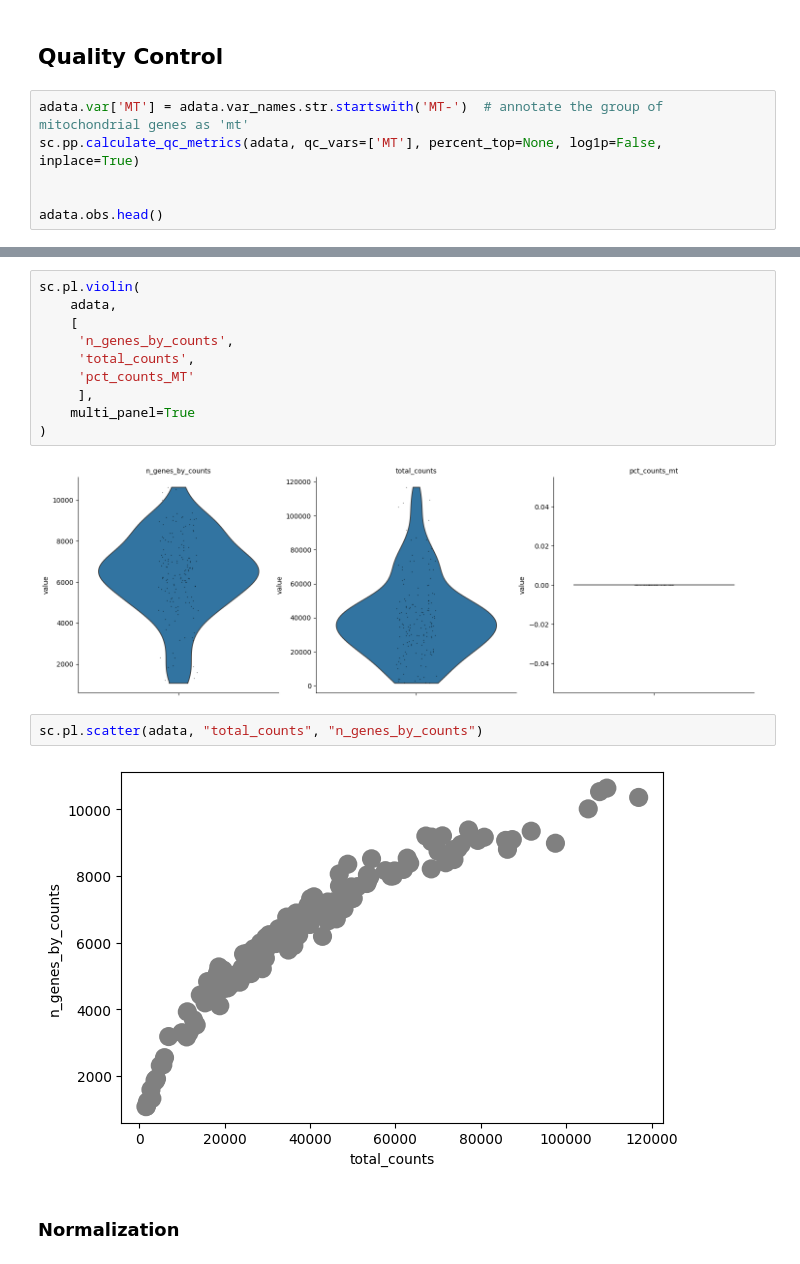
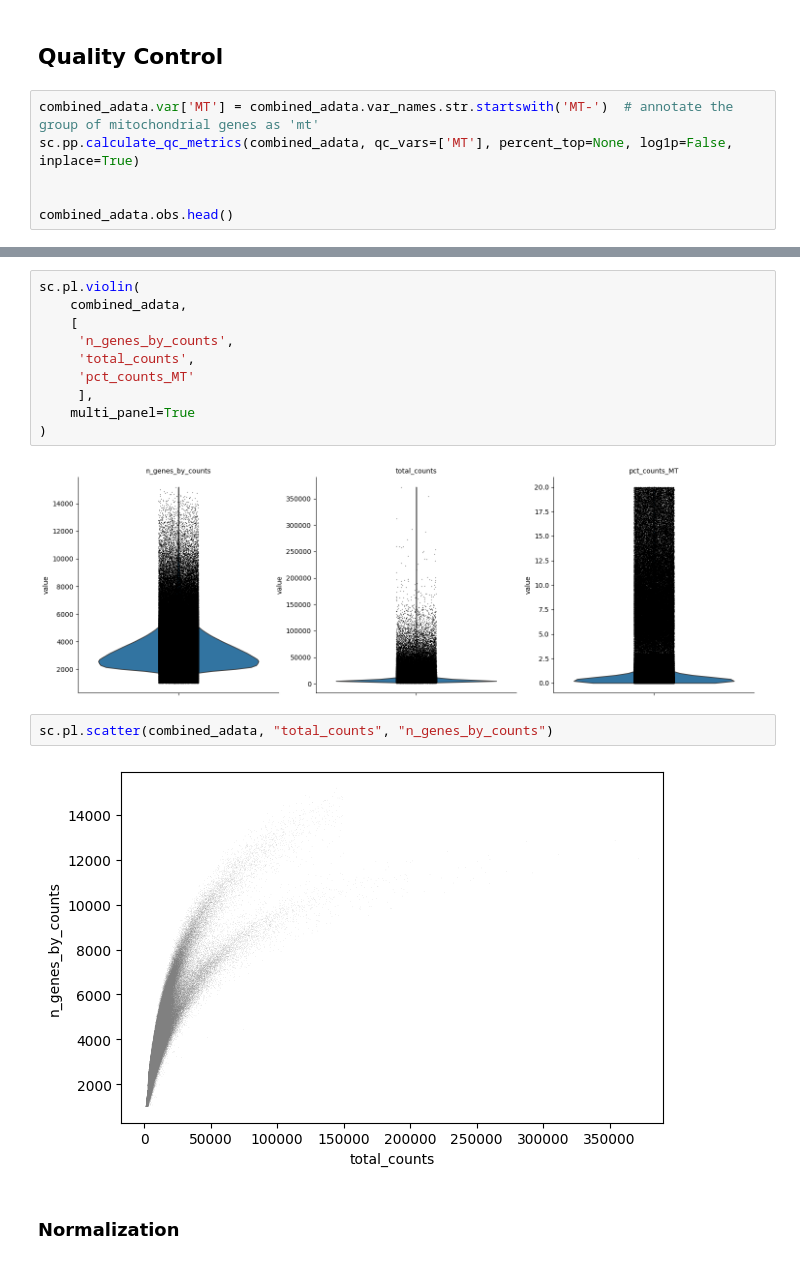
Before and after one commit to olaf-c/endometrial_analysis, a Jupyter notebook: scRNA_integration_grn_identification_script.ipynb, the cells around one changed output, grey strips where cells are left out. Saved outputs shown, nothing was run; the diff lists cells and outputs as text.

```diff
--- a/scRNA_integration_grn_identification_script.ipynb
+++ b/scRNA_integration_grn_identification_script.ipynb
@@ -255,9 +258,9 @@ NameError: name 'bdata' is not defined
 # %% [markdown]
 ## Quality Control
 # %%
-adata.var['MT'] = adata.var_names.str.startswith('MT-')  # annotate the group of mitochondrial genes as 'mt'
-sc.pp.calculate_qc_metrics(adata, qc_vars=['MT'], percent_top=None, log1p=False, inplace=True)
+combined_adata.var['MT'] = combined_adata.var_names.str.startswith('MT-')  # annotate the group of mitochondrial genes as 'mt'
+sc.pp.calculate_qc_metrics(combined_adata, qc_vars=['MT'], percent_top=None, log1p=False, inplace=True)
 
 
-adata.obs.head()
+combined_adata.obs.head()
 # %% [output]
@@ -270,19 +273,19 @@ adata.obs.head()
 # %%
 sc.pl.violin(
-    adata,
+    combined_adata,
     [
      'n_genes_by_counts',
      'total_counts',
      'pct_counts_MT'
      ],
     multi_panel=True
 )
 # %% [output]
-[figure, old version]
+[figure, new version]
 # %%
-sc.pl.scatter(adata, "total_counts", "n_genes_by_counts")
+sc.pl.scatter(combined_adata, "total_counts", "n_genes_by_counts")
 # %% [output]
-[figure, old version]
+[figure, new version]
 # %% [markdown]
 ### Normalization
 # %%
```
Also changed, not shown: parts of 8 cells of this notebook.
